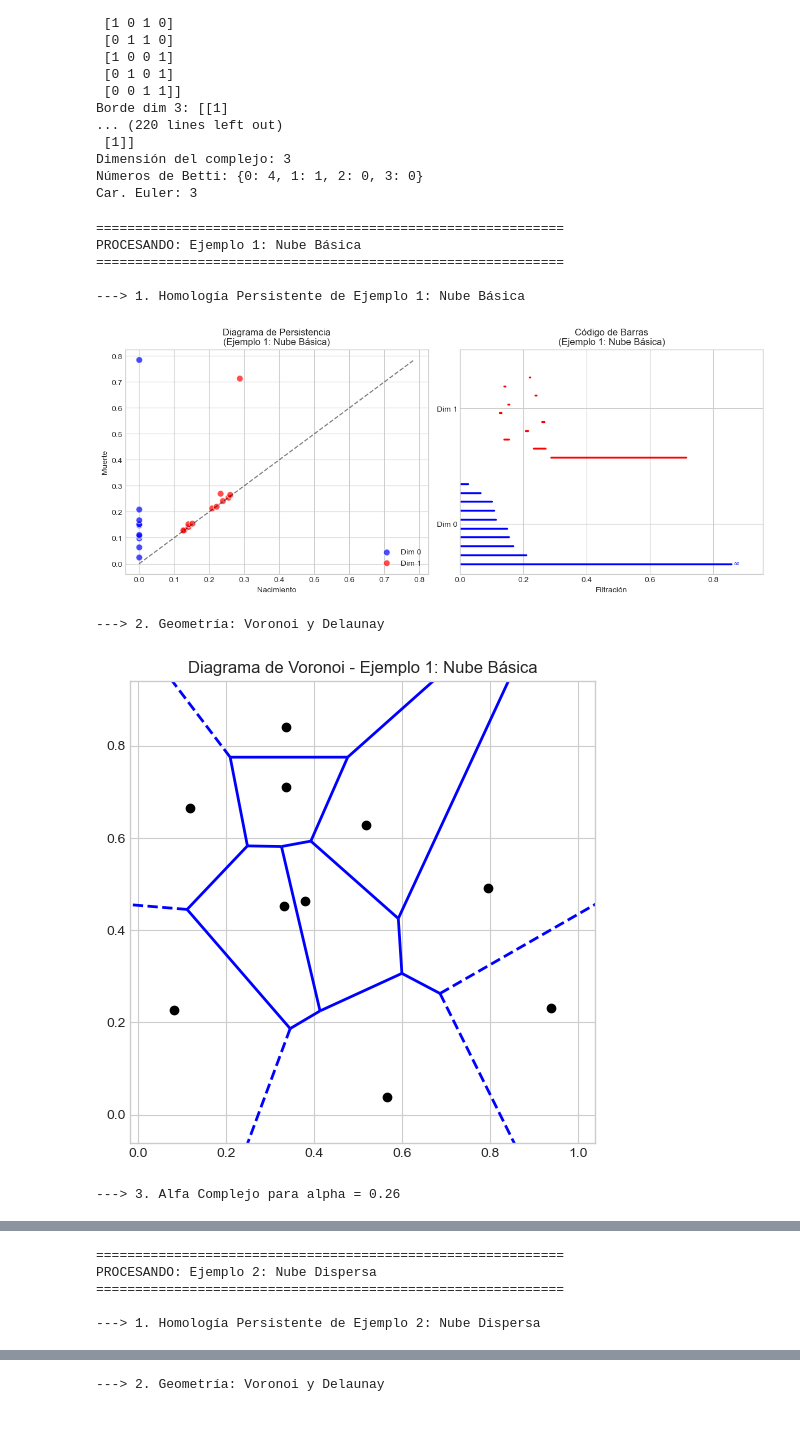
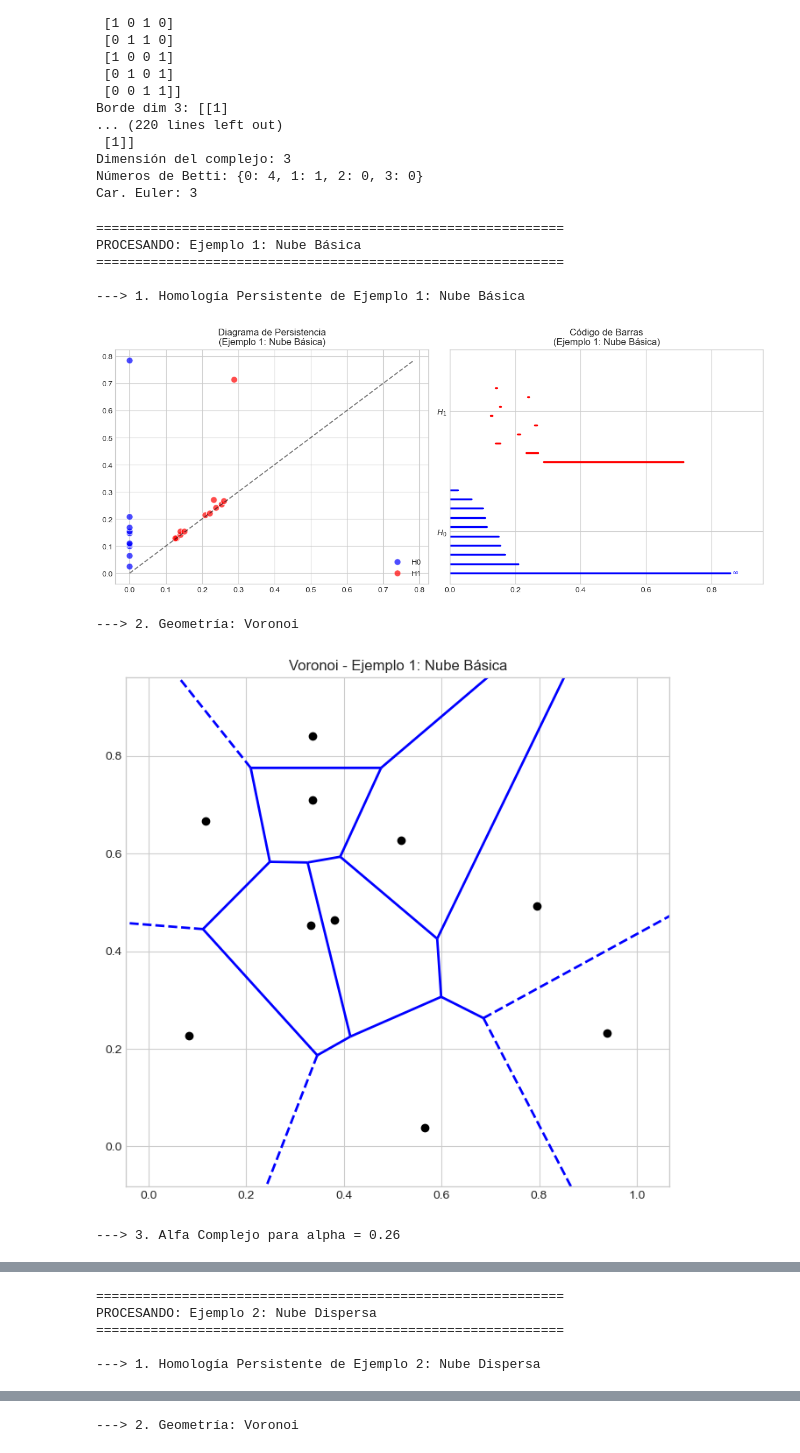
Before and after one commit to maariia-saez/topologia_computacional_final, a Jupyter notebook: topología_final.ipynb, the cells around one changed output, grey strips where cells are left out. Drawn from its saved outputs; the diff is of its cells as text; code cells hidden in the pictures; blank space fills up the shorter version.

Commit message:
últimos cambios

```diff
--- a/topología_final.ipynb
+++ b/topología_final.ipynb
@@ -1585,10 +1594,7 @@ Car. Euler: 3
 
 def analyze_and_visualize_alpha(points, title="Análisis de Nube de Puntos", specific_alpha=None):
     """
-    Realiza el análisis completo:
-    1. Diagrama de Persistencia (Scatter) y Código de Barras (AL PRINCIPIO).
-    2. Diagrama de Voronoi (Estilo PDF).
-    3. Visualización del Alfa Complejo (para un radio específico).
+    Realiza el análisis completo: Persistencia + Voronoi + Alfa.
     """
     print(f"\n{'='*60}")
     print(f"PROCESANDO: {title}")
@@ -1598,13 +1604,13 @@ def analyze_and_visualize_alpha(points, title="Análisis de Nube de Puntos", spe
     sc_alpha = alpha_complex_filtration(points)
     diag = compute_persistence_matrix(sc_alpha)
 
-    # Imprimimos PRIMERO la persistencia como pediste
     print(f"\n---> 1. Homología Persistente de {title}")
+    # (Aquí va el código de plotear persistencia/barras que ya tenías bien...
+    #  ... lo resumo para no copiar todo el tocho, MANTÉN TU CÓDIGO DE PLOTS AQUÍ)
+    # [PEGAR CÓDIGO DE SUBPLOTS DE PERSISTENCIA AQUÍ]
     plt.figure(figsize=(12, 5))
-
-    # Subplot 1: Diagrama de Persistencia
     ax1 = plt.subplot(1, 2, 1)
-    # Lógica de plot_persistence_diagram integrada para subplot
+    # ... (Tu código de scatter plot) ...
     valid_dims = [d for d in diag.keys() if d < 2]
     all_vals = [d for dim in valid_dims for b, d in diag[dim] if d != float('inf')]
     max_val = max(all_vals) if all_vals else 1.0
@@ -1615,15 +1621,12 @@ def analyze_and_visualize_alpha(points, title="Análisis de Nube de Puntos", spe
         pairs = diag[dim]
         births = [p[0] for p in pairs]
         deaths = [p[1] if p[1] != float('inf') else inf_limit for p in pairs]
-        ax1.scatter(births, deaths, color=colors.get(dim, 'k'), label=f'Dim {dim}', alpha=0.7, edgecolors='white', s=70)
+        ax1.scatter(births, deaths, color=colors.get(dim, 'k'), label=f'H{dim}', alpha=0.7, edgecolors='white', s=70)
     ax1.set_title(f"Diagrama de Persistencia\n({title})")
-    ax1.set_xlabel("Nacimiento")
-    ax1.set_ylabel("Muerte")
     ax1.legend()
 
-    # Subplot 2: Código de Barras
     ax2 = plt.subplot(1, 2, 2)
-    # Lógica de plot_barcode integrada para subplot
+    # ... (Tu código de barcode) ...
     y = 0
     all_vals_bar = [d for dim in valid_dims for b, d in diag[dim] if d != float('inf')]
     max_val_bar = max(all_vals_bar) if all_vals_bar else 1.0
@@ -1639,41 +1642,27 @@ def analyze_and_visualize_alpha(points, title="Análisis de Nube de Puntos", spe
                 ax2.text(end, y, r' $\infty$', va='center', color=colors.get(dim, 'k'))
             y += 1
         ytick_pos.append(start_y + (y - start_y) / 2 - 0.5)
-        ytick_labels.append(f"Dim {dim}")
+        ytick_labels.append(f"$H_{{{dim}}}$")
         y += 2
     ax2.set_yticks(ytick_pos)
     ax2.set_yticklabels(ytick_labels)
     ax2.set_title(f"Código de Barras\n({title})")
-    ax2.set_xlabel("Filtración")
     ax2.set_xlim(0, inf_limit_bar + 0.1)
-
     plt.tight_layout()
     plt.show()
 
-    # --- 2. DIAGRAMA DE VORONOI (Estilo PDF) ---
-    print(f"\n---> 2. Geometría: Voronoi y Delaunay")
-    vor = Voronoi(points)
-    fig, ax = plt.subplots(figsize=(6, 6))
-    # Voronoi en AZUL como en el PDF
-    voronoi_plot_2d(vor, ax=ax, show_vertices=False, line_colors='blue', line_width=2, line_alpha=1.0)
-    # Puntos en negro
-    ax.plot(points[:, 0], points[:, 1], 'ko', markersize=6)
-    ax.set_title(f"Diagrama de Voronoi - {title}")
-    # Ajuste de límites
-    margin = 0.1
-    ax.set_xlim(np.min(points[:, 0]) - margin, np.max(points[:, 0]) + margin)
-    ax.set_ylim(np.min(points[:, 1]) - margin, np.max(points[:, 1]) + margin)
-    plt.show()
+    # --- 2. DIAGRAMA DE VORONOI ---
+    print(f"\n---> 2. Geometría: Voronoi")
+    # AQUÍ ESTÁ EL CAMBIO: Llamamos a la función en lugar de reescribirla
+    plot_voronoi_diagram(points, title=f"Voronoi - {title}", show_delaunay=False)
 
     # --- 3. ALFA COMPLEJO ESPECÍFICO ---
     if specific_alpha is not None:
         print(f"\n---> 3. Alfa Complejo para alpha = {specific_alpha}")
         plot_alpha_complex_at_alpha(points, specific_alpha, title=f"Alfa Complejo (r={specific_alpha})")
     else:
-        # Si no se especifica, usamos un valor intermedio interesante (donde haya H1 si existe)
         h1_intervals = [i for i in diag.get(1, []) if i[1] != float('inf')]
         if h1_intervals:
-            # Cogemos el punto medio del ciclo más largo
             longest = max(h1_intervals, key=lambda x: x[1]-x[0])
             mid_alpha = (longest[0] + longest[1]) / 2
             print(f"\n---> 3. Alfa Complejo Automático (Ciclo detectado en r={mid_alpha:.3f})")
@@ -1745,34 +1734,34 @@ circle = np.array([[ 0.7649936 , -6.49105706],
 [-3.55428879, 3.18415674],
 [-0.27202076, 3.89295058],
 [-2.9512385 , 5.76602403],
 [ 6.36747098, -1.44195299],
 [ 3.36400365, 4.33230353],
 [ 3.23972602, -3.44494391],
 [-3.29551494, 0.50827386],
 [-1.55188576, 3.42645393],
 [-3.62672644, -3.14264111],
 [ 3.54177077, -4.42486894],
 [-6.39734363, 1.37489294],
 [ 4.46578318, -0.76225718]])
 
 # Ejemplo 1 (Con radio específico 0.26 como en el PDF para ver el ciclo)
 analyze_and_visualize_alpha(points1, "Ejemplo 1: Nube Básica", specific_alpha=0.26)
 
 # Ejemplo 2 (Sin radio específico, mostrará Delaunay completo o ciclo significativo)
 analyze_and_visualize_alpha(points2, "Ejemplo 2: Nube Dispersa")
 
 # Ejemplo 3 (Con radio 0.22 aprox para ver estructuras)
 analyze_and_visualize_alpha(points3, "Ejemplo 3: Nube Densa", specific_alpha=0.22)
 
 # Ejemplo 4 (Círculo Ruidoso - Buscamos detectar el agujero central)
 analyze_and_visualize_alpha(circle, "Ejemplo 4: Círculo Ruidoso (Persistencia H1)")
 # %% [output]
 ============================================================
 PROCESANDO: Ejemplo 1: Nube Básica
 ============================================================
 
 ---> 1. Homología Persistente de Ejemplo 1: Nube Básica
-[figure, old version]
+[figure, new version]
----> 2. Geometría: Voronoi y Delaunay
+---> 2. Geometría: Voronoi
-[figure, old version]
+[figure, new version]
 ---> 3. Alfa Complejo para alpha = 0.26
@@ -1786 +1775 @@ PROCESANDO: Ejemplo 2: Nube Dispersa
----> 2. Geometría: Voronoi y Delaunay
+---> 2. Geometría: Voronoi
```
Also changed, not shown: parts of 7 cells of this notebook.
